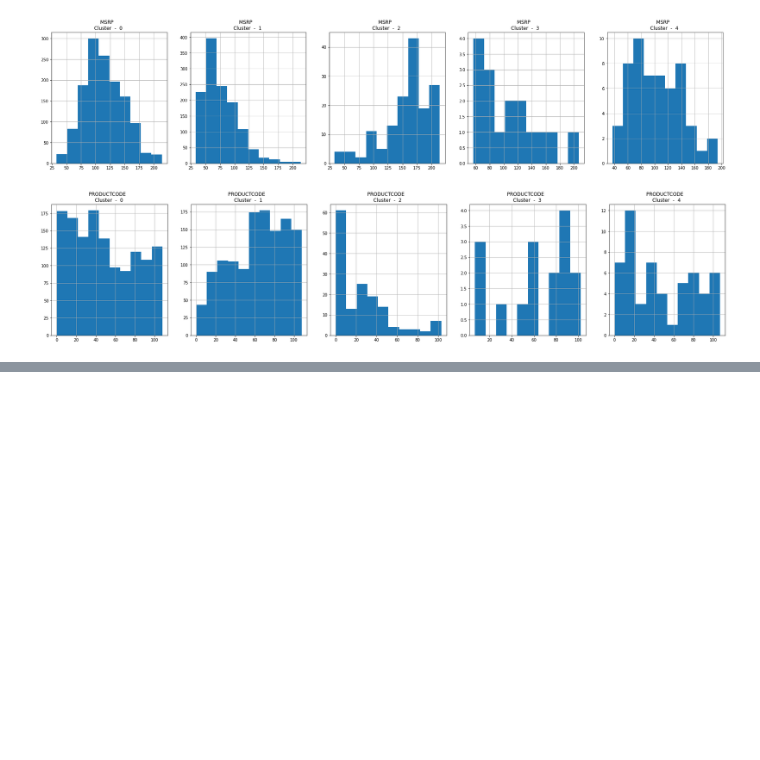
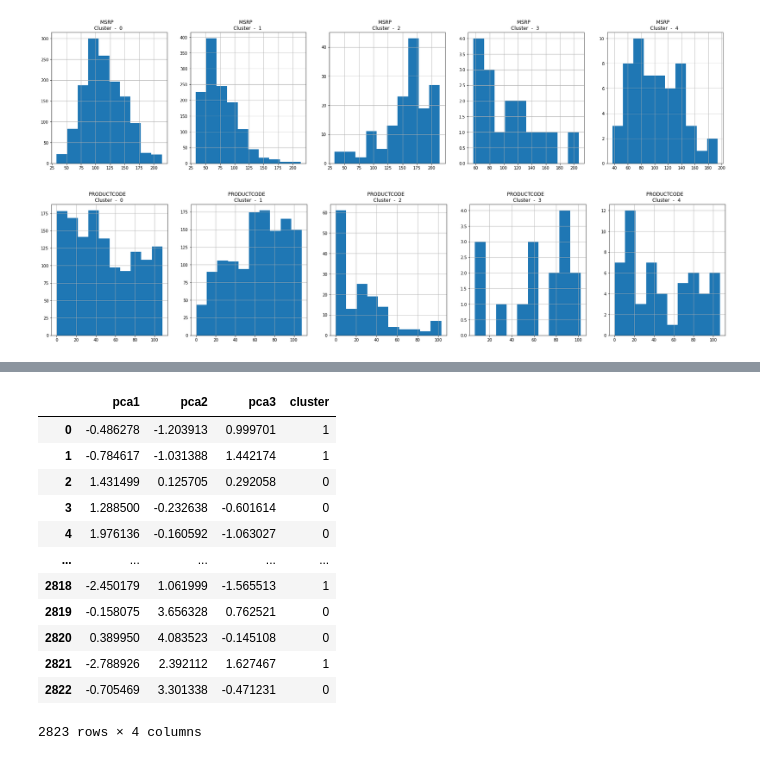
Before and after one commit to sergioarnold87/Marketing-Inteligencia_Artificial, a Jupyter notebook: Marketing_I_A.ipynb, the cells around one changed output, grey strips where cells are left out. Cells and saved outputs as stored; diff of their text form; code cells hidden in the pictures; blank space fills up the shorter version.

```diff
--- a/Marketing_I_A.ipynb
+++ b/Marketing_I_A.ipynb
@@ -662,0 +667,5 @@ for i in sales_df.columns[:8]:
+# %%
+# Reducir los datos originales a 3 dimensiones usando PCA para visualizar los clústeres
+pca = PCA(n_components = 3)
+principal_comp = pca.fit_transform(sales_df_scaled)
+principal_comp
@@ -662,0 +680,3 @@ for i in sales_df.columns[:8]:
+# %%
+pca_df = pd.DataFrame(data = principal_comp, columns = ['pca1', 'pca2', 'pca3'])
+pca_df.head()
@@ -662,0 +690,18 @@ for i in sales_df.columns[:8]:
+# %%
+# Concatenar las etiquetas de los clústeres al dataframe
+pca_df = pd.concat([pca_df, pd.DataFrame({'cluster':labels})], axis = 1)
+pca_df
+# %% [output]
+|  | pca1 | pca2 | pca3 | cluster |
+| 0 | -0.486278 | -1.203913 | 0.999701 | 1 |
+| 1 | -0.784617 | -1.031388 | 1.442174 | 1 |
+| 2 | 1.431499 | 0.125705 | 0.292058 | 0 |
+| 3 | 1.288500 | -0.232638 | -0.601614 | 0 |
+| 4 | 1.976136 | -0.160592 | -1.063027 | 0 |
+| ... | ... | ... | ... | ... |
+| 2818 | -2.450179 | 1.061999 | -1.565513 | 1 |
+| 2819 | -0.158075 | 3.656328 | 0.762521 | 0 |
+| 2820 | 0.389950 | 4.083523 | -0.145108 | 0 |
+| 2821 | -2.788926 | 2.392112 | 1.627467 | 1 |
+| 2822 | -0.705469 | 3.301338 | -0.471231 | 0 |
+2823 rows × 4 columns
```
Also changed, not shown: parts of 14 cells of this notebook.
